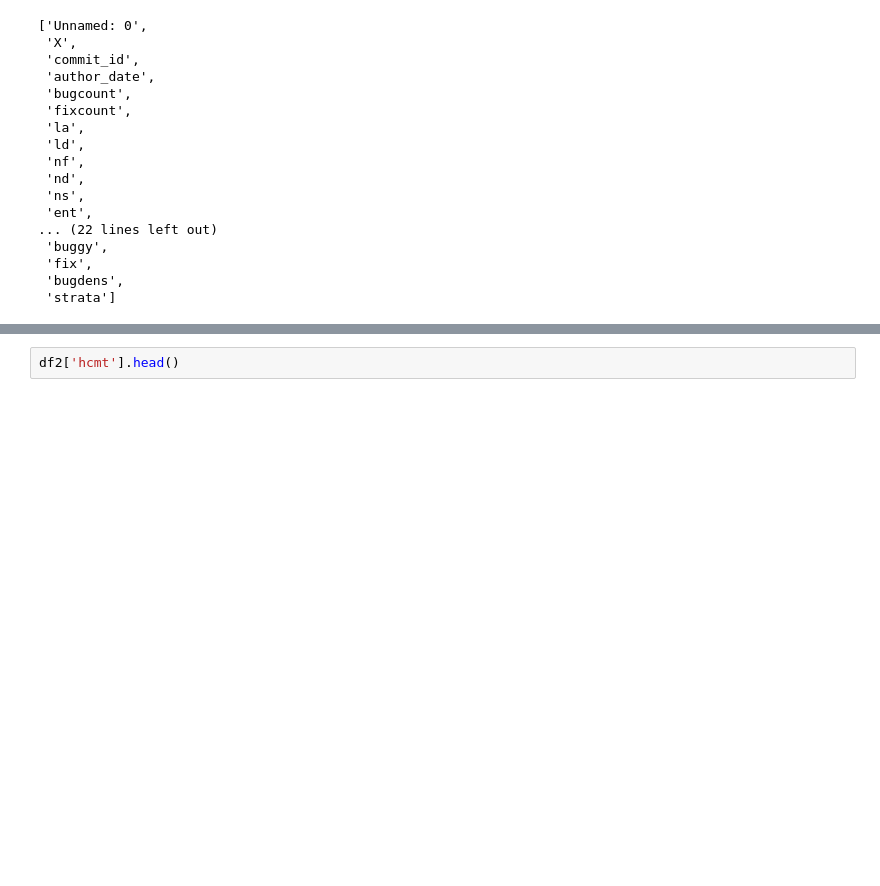
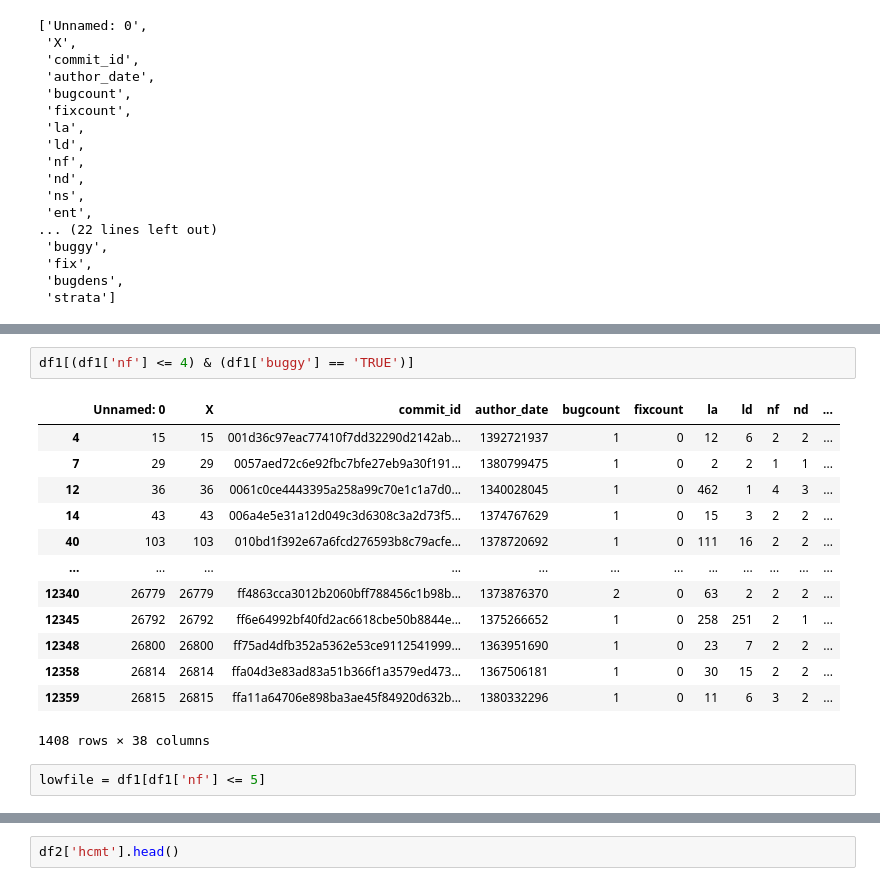
Before and after one commit to uw-swag/jit-bugpred, a Jupyter notebook: notebooks/moving_target.ipynb, the cells around one changed output, grey strips where cells are left out. Drawn from its saved outputs; the diff is of its cells as text; blank space fills up the shorter version.

```diff
--- a/notebooks/moving_target.ipynb
+++ b/notebooks/moving_target.ipynb
@@ -74,0 +131,18 @@ df2.shape
+# %%
+df1[(df1['nf'] <= 4) & (df1['buggy'] == 'TRUE')]
+# %% [output]
+|  | Unnamed: 0 | X | commit_id | author_date | bugcount | fixcount | la | ld | nf | nd | ... |
+| 4 | 15 | 15 | 001d36c97eac77410f7dd32290d2142ab... | 1392721937 | 1 | 0 | 12 | 6 | 2 | 2 | ... |
+| 7 | 29 | 29 | 0057aed72c6e92fbc7bfe27eb9a30f191... | 1380799475 | 1 | 0 | 2 | 2 | 1 | 1 | ... |
+| 12 | 36 | 36 | 0061c0ce4443395a258a99c70e1c1a7d0... | 1340028045 | 1 | 0 | 462 | 1 | 4 | 3 | ... |
+| 14 | 43 | 43 | 006a4e5e31a12d049c3d6308c3a2d73f5... | 1374767629 | 1 | 0 | 15 | 3 | 2 | 2 | ... |
+| 40 | 103 | 103 | 010bd1f392e67a6fcd276593b8c79acfe... | 1378720692 | 1 | 0 | 111 | 16 | 2 | 2 | ... |
+| ... | ... | ... | ... | ... | ... | ... | ... | ... | ... | ... | ... |
+| 12340 | 26779 | 26779 | ff4863cca3012b2060bff788456c1b98b... | 1373876370 | 2 | 0 | 63 | 2 | 2 | 2 | ... |
+| 12345 | 26792 | 26792 | ff6e64992bf40fd2ac6618cbe50b8844e... | 1375266652 | 1 | 0 | 258 | 251 | 2 | 1 | ... |
+| 12348 | 26800 | 26800 | ff75ad4dfb352a5362e53ce9112541999... | 1363951690 | 1 | 0 | 23 | 7 | 2 | 2 | ... |
+| 12358 | 26814 | 26814 | ffa04d3e83ad83a51b366f1a3579ed473... | 1367506181 | 1 | 0 | 30 | 15 | 2 | 2 | ... |
+| 12359 | 26815 | 26815 | ffa11a64706e898ba3ae45f84920d632b... | 1380332296 | 1 | 0 | 11 | 6 | 3 | 2 | ... |
+1408 rows × 38 columns
+# %%
+lowfile = df1[df1['nf'] <= 5]
```
Also changed, not shown: parts of 24 cells of this notebook, 7 other files.
